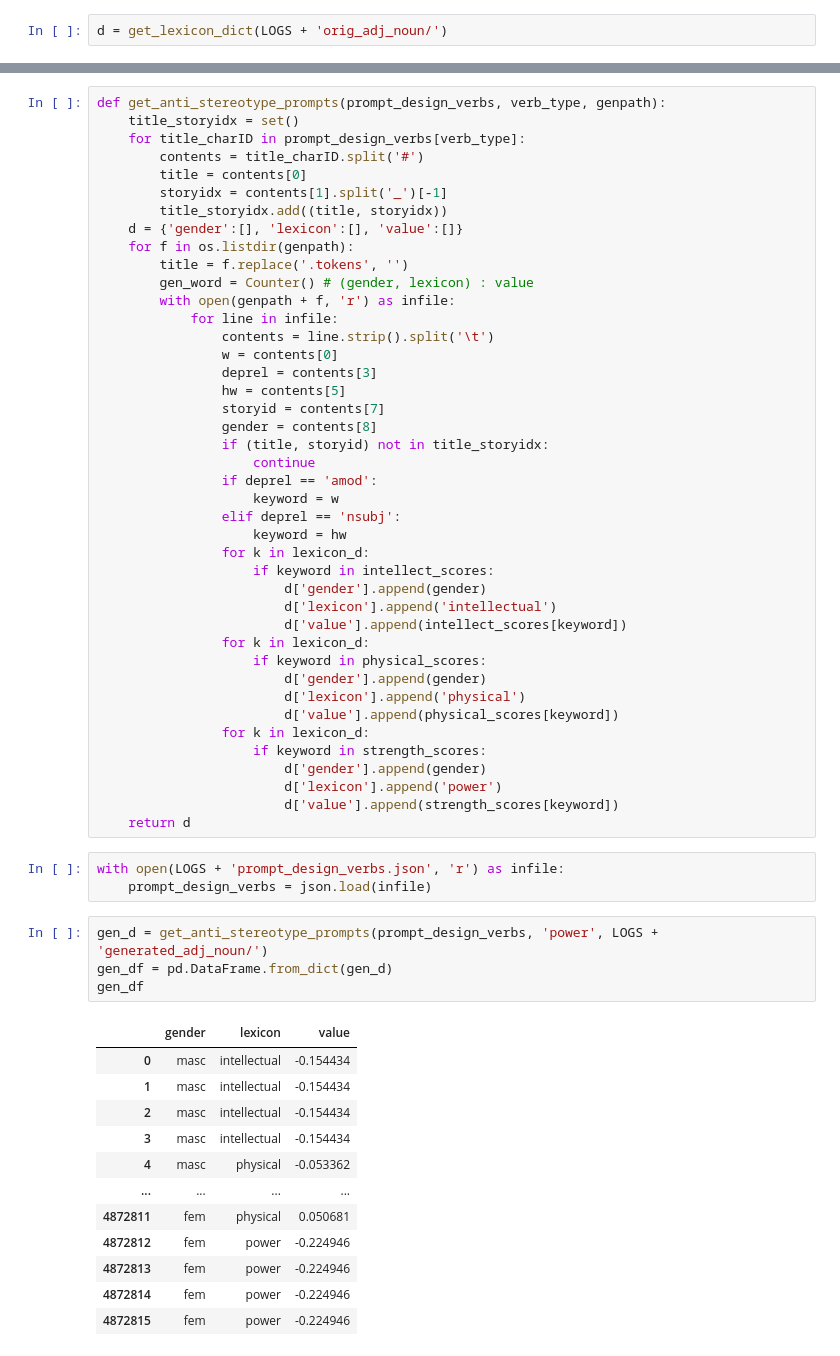
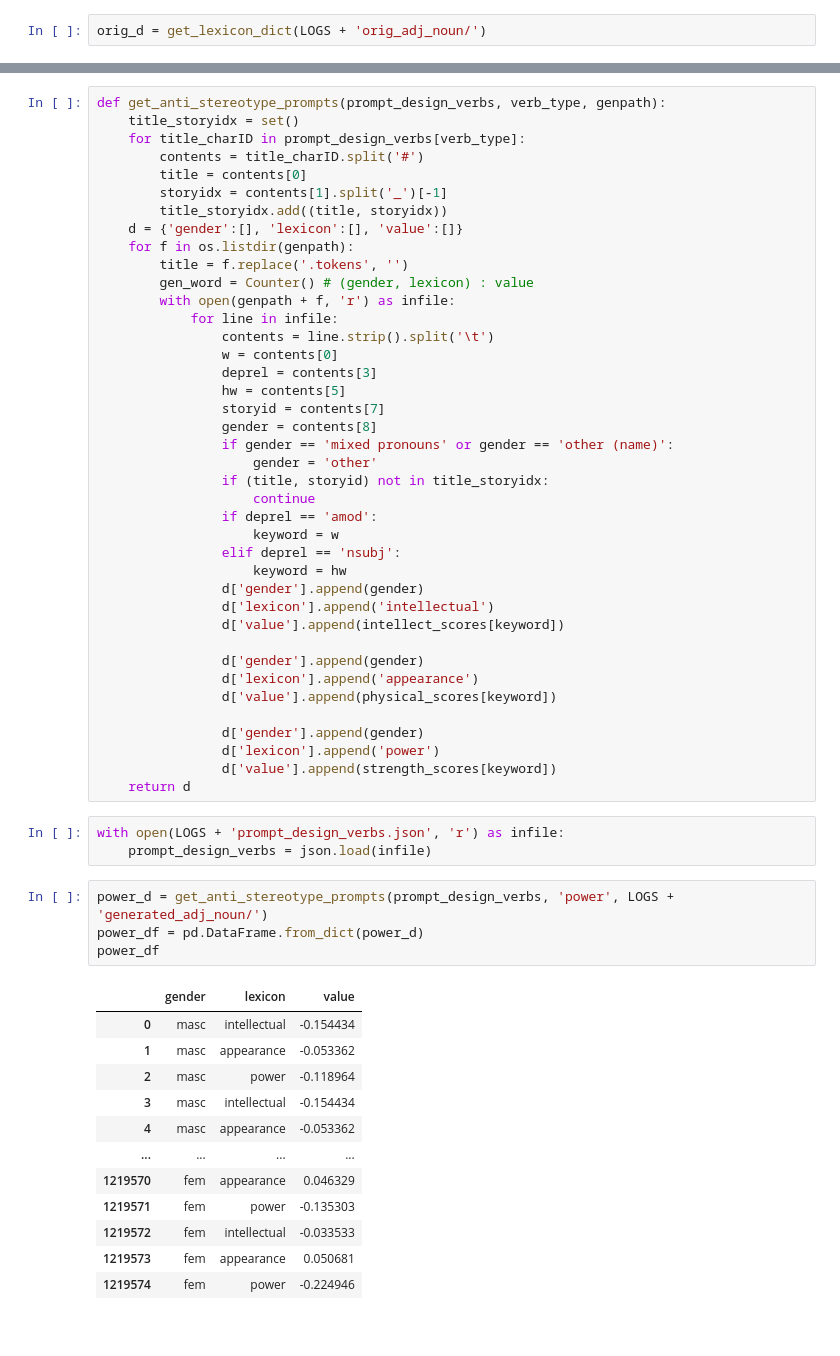
Before and after one commit to lucy3/gpt3_gender, a Jupyter notebook: code/character_viz.ipynb, the cells around one changed output, grey strips where cells are left out. Cells and saved outputs as stored; diff of their text form.

```diff
--- a/code/character_viz.ipynb
+++ b/code/character_viz.ipynb
@@ -1003,5 +1164,5 @@ mixed pronouns intellectual  0.042784     160  0.103240  0.058782  0.026787
 # %% [markdown]
 ### Original books
 # %%
-d = get_lexicon_dict(LOGS + 'orig_adj_noun/')
+orig_d = get_lexicon_dict(LOGS + 'orig_adj_noun/')
 # %%
@@ -1133,45 +1264,43 @@ def get_anti_stereotype_prompts(prompt_design_verbs, verb_type, genpath):
                 hw = contents[5]
                 storyid = contents[7]
                 gender = contents[8]
+                if gender == 'mixed pronouns' or gender == 'other (name)':
+                    gender = 'other'
                 if (title, storyid) not in title_storyidx:
                     continue
                 if deprel == 'amod':
                     keyword = w
                 elif deprel == 'nsubj':
                     keyword = hw
-                for k in lexicon_d:
-                    if keyword in intellect_scores:
-                        d['gender'].append(gender)
-                        d['lexicon'].append('intellectual')
-                        d['value'].append(intellect_scores[keyword])
-                for k in lexicon_d:
-                    if keyword in physical_scores:
-                        d['gender'].append(gender)
-                        d['lexicon'].append('physical')
-                        d['value'].append(physical_scores[keyword])
-                for k in lexicon_d:
-                    if keyword in strength_scores:
-                        d['gender'].append(gender)
-                        d['lexicon'].append('power')
-                        d['value'].append(strength_scores[keyword])
+                d['gender'].append(gender)
+                d['lexicon'].append('intellectual')
+                d['value'].append(intellect_scores[keyword])
+
+                d['gender'].append(gender)
+                d['lexicon'].append('appearance')
+                d['value'].append(physical_scores[keyword])
+
+                d['gender'].append(gender)
+                d['lexicon'].append('power')
+                d['value'].append(strength_scores[keyword])
     return d
 # %%
 with open(LOGS + 'prompt_design_verbs.json', 'r') as infile:
     prompt_design_verbs = json.load(infile)
 # %%
-gen_d = get_anti_stereotype_prompts(prompt_design_verbs, 'power', LOGS + 'generated_adj_noun/')
-gen_df = pd.DataFrame.from_dict(gen_d)
-gen_df
+power_d = get_anti_stereotype_prompts(prompt_design_verbs, 'power', LOGS + 'generated_adj_noun/')
+power_df = pd.DataFrame.from_dict(power_d)
+power_df
 # %% [output]
 |  | gender | lexicon | value |
 | 0 | masc | intellectual | -0.154434 |
-| 1 | masc | intellectual | -0.154434 |
-| 2 | masc | intellectual | -0.154434 |
+| 1 | masc | appearance | -0.053362 |
+| 2 | masc | power | -0.118964 |
 | 3 | masc | intellectual | -0.154434 |
-| 4 | masc | physical | -0.053362 |
+| 4 | masc | appearance | -0.053362 |
 | ... | ... | ... | ... |
-| 4872811 | fem | physical | 0.050681 |
-| 4872812 | fem | power | -0.224946 |
-| 4872813 | fem | power | -0.224946 |
-| 4872814 | fem | power | -0.224946 |
-| 4872815 | fem | power | -0.224946 |
+| 1219570 | fem | appearance | 0.046329 |
+| 1219571 | fem | power | -0.135303 |
+| 1219572 | fem | intellectual | -0.033533 |
+| 1219573 | fem | appearance | 0.050681 |
+| 1219574 | fem | power | -0.224946 |
```
Also changed, not shown: parts of 38 cells of this notebook, 2 other files.
